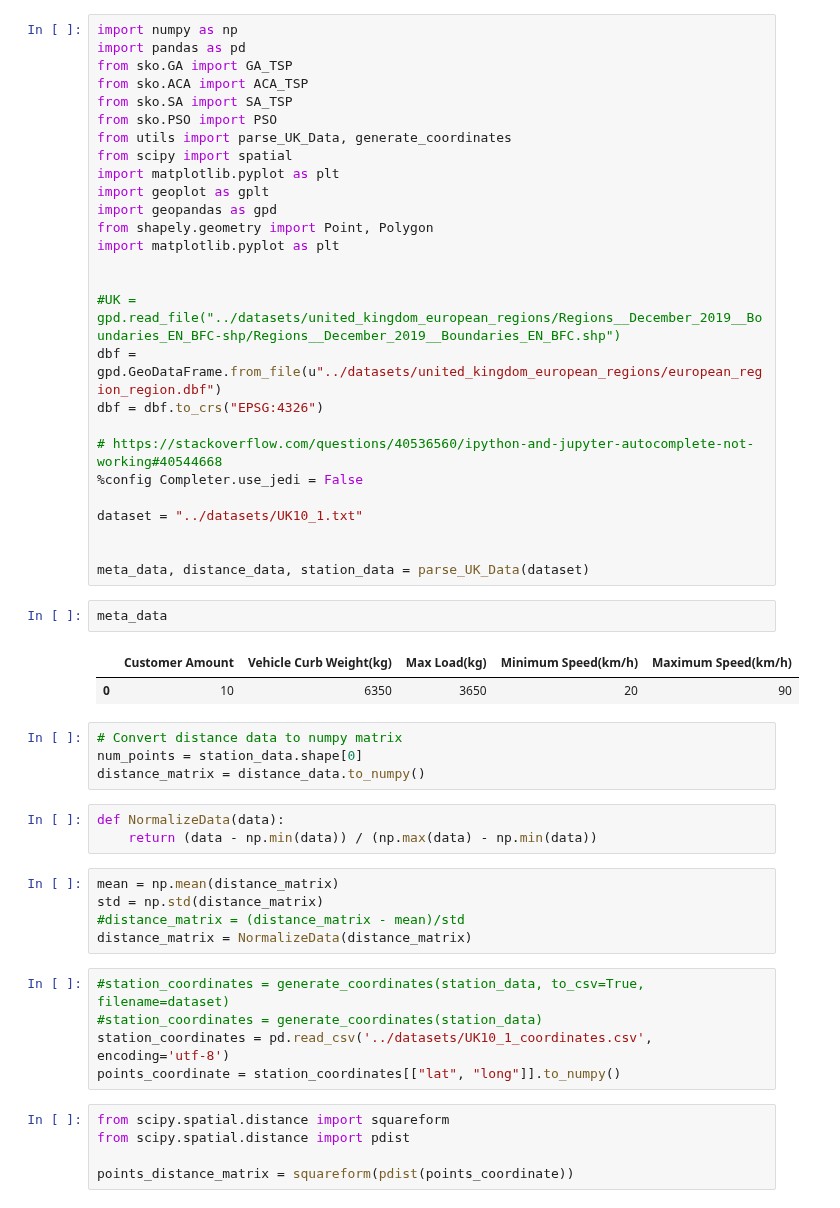
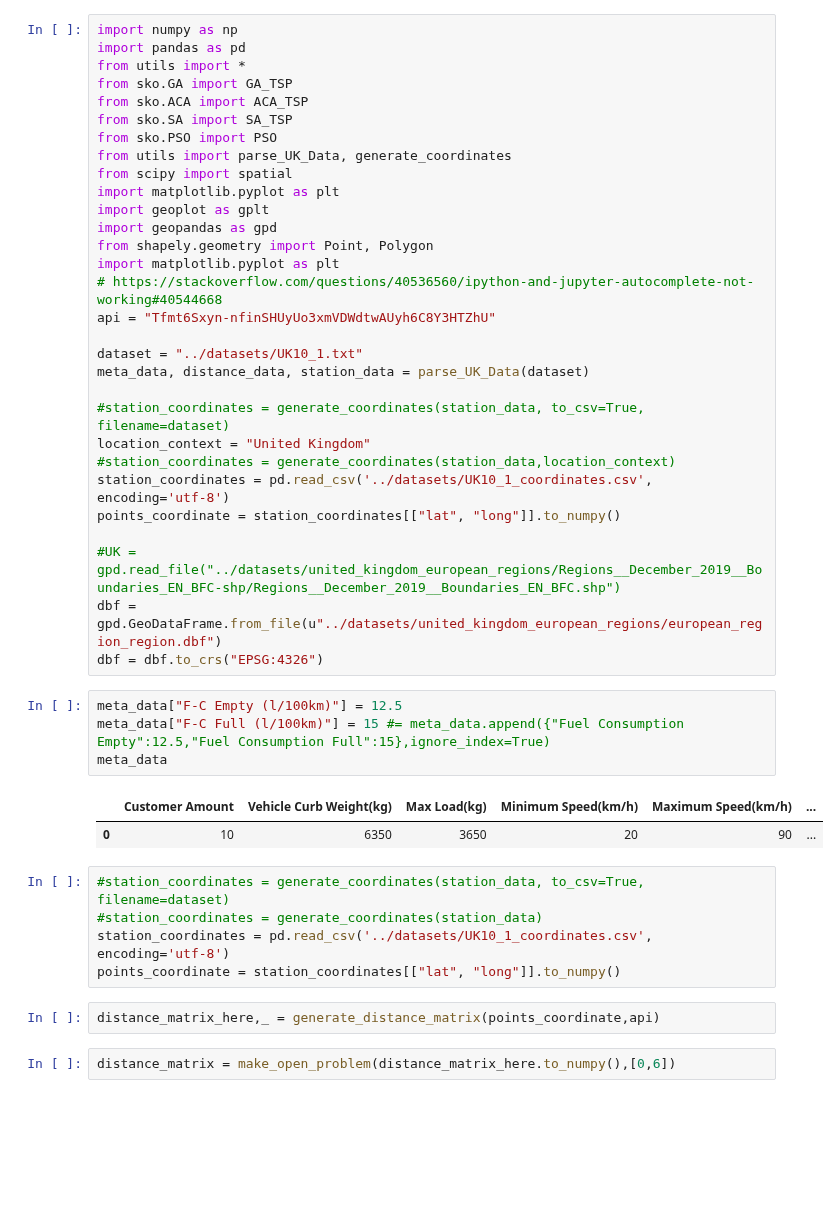
Before and after one commit to kallekj/Explorer, a Jupyter notebook: src/GA.ipynb, the cells around one changed output. Saved outputs shown, nothing was run; the diff lists cells and outputs as text; blank space fills up the shorter version.

```diff
--- a/src/GA.ipynb
+++ b/src/GA.ipynb
@@ -1,6 +3,7 @@
 # %%
 import numpy as np
 import pandas as pd
+from utils import *
 from sko.GA import GA_TSP
 from sko.ACA import ACA_TSP
 from sko.SA import SA_TSP
@@ -12,46 +15,37 @@ import geoplot as gplt
 import geopandas as gpd
 from shapely.geometry import Point, Polygon
 import matplotlib.pyplot as plt
+# https://stackoverflow.com/questions/40536560/ipython-and-jupyter-autocomplete-not-working#40544668
+api = "Tfmt6Sxyn-nfinSHUyUo3xmVDWdtwAUyh6C8Y3HTZhU"
 
+dataset = "../datasets/UK10_1.txt"
+meta_data, distance_data, station_data = parse_UK_Data(dataset)
+
+#station_coordinates = generate_coordinates(station_data, to_csv=True, filename=dataset)
+location_context = "United Kingdom"
+#station_coordinates = generate_coordinates(station_data,location_context)
+station_coordinates = pd.read_csv('../datasets/UK10_1_coordinates.csv', encoding='utf-8')
+points_coordinate = station_coordinates[["lat", "long"]].to_numpy()
 
 #UK = gpd.read_file("../datasets/united_kingdom_european_regions/Regions__December_2019__Boundaries_EN_BFC-shp/Regions__December_2019__Boundaries_EN_BFC.shp")
 dbf = gpd.GeoDataFrame.from_file(u"../datasets/united_kingdom_european_regions/european_region_region.dbf")
 dbf = dbf.to_crs("EPSG:4326")
-
-# https://stackoverflow.com/questions/40536560/ipython-and-jupyter-autocomplete-not-working#40544668
-%config Completer.use_jedi = False
-
-dataset = "../datasets/UK10_1.txt"
-
-
-meta_data, distance_data, station_data = parse_UK_Data(dataset)
-# %%
-meta_data
-# %% [output]
-|  | Customer Amount | Vehicle Curb Weight(kg) | Max Load(kg) | Minimum Speed(km/h) | Maximum Speed(km/h) |
-| 0 | 10 | 6350 | 3650 | 20 | 90 |
-# %%
-# Convert distance data to numpy matrix
-num_points = station_data.shape[0]
-distance_matrix = distance_data.to_numpy()
-# %%
-def NormalizeData(data):
-    return (data - np.min(data)) / (np.max(data) - np.min(data))
-# %%
-mean = np.mean(distance_matrix)
-std = np.std(distance_matrix)
-#distance_matrix = (distance_matrix - mean)/std
-distance_matrix = NormalizeData(distance_matrix)
+# %%
+meta_data["F-C Empty (l/100km)"] = 12.5
+meta_data["F-C Full (l/100km)"] = 15 #= meta_data.append({"Fuel Consumption Empty":12.5,"Fuel Consumption Full":15},ignore_index=True)
+meta_data
+# %% [output]
+|  | Customer Amount | Vehicle Curb Weight(kg) | Max Load(kg) | Minimum Speed(km/h) | Maximum Speed(km/h) | ... |
+| 0 | 10 | 6350 | 3650 | 20 | 90 | ... |
 # %%
 #station_coordinates = generate_coordinates(station_data, to_csv=True, filename=dataset)
 #station_coordinates = generate_coordinates(station_data)
 station_coordinates = pd.read_csv('../datasets/UK10_1_coordinates.csv', encoding='utf-8')
 points_coordinate = station_coordinates[["lat", "long"]].to_numpy()
-# %%
-from scipy.spatial.distance import squareform
-from scipy.spatial.distance import pdist
-
-points_distance_matrix = squareform(pdist(points_coordinate))
+# %%
+distance_matrix_here,_ = generate_distance_matrix(points_coordinate,api)
+# %%
+distance_matrix = make_open_problem(distance_matrix_here.to_numpy(),[0,6])
 # %%
 def cal_total_distance(routine):
     num_points, = routine.shape
```
Also changed, not shown: parts of 11 cells of this notebook, 5 other files.
